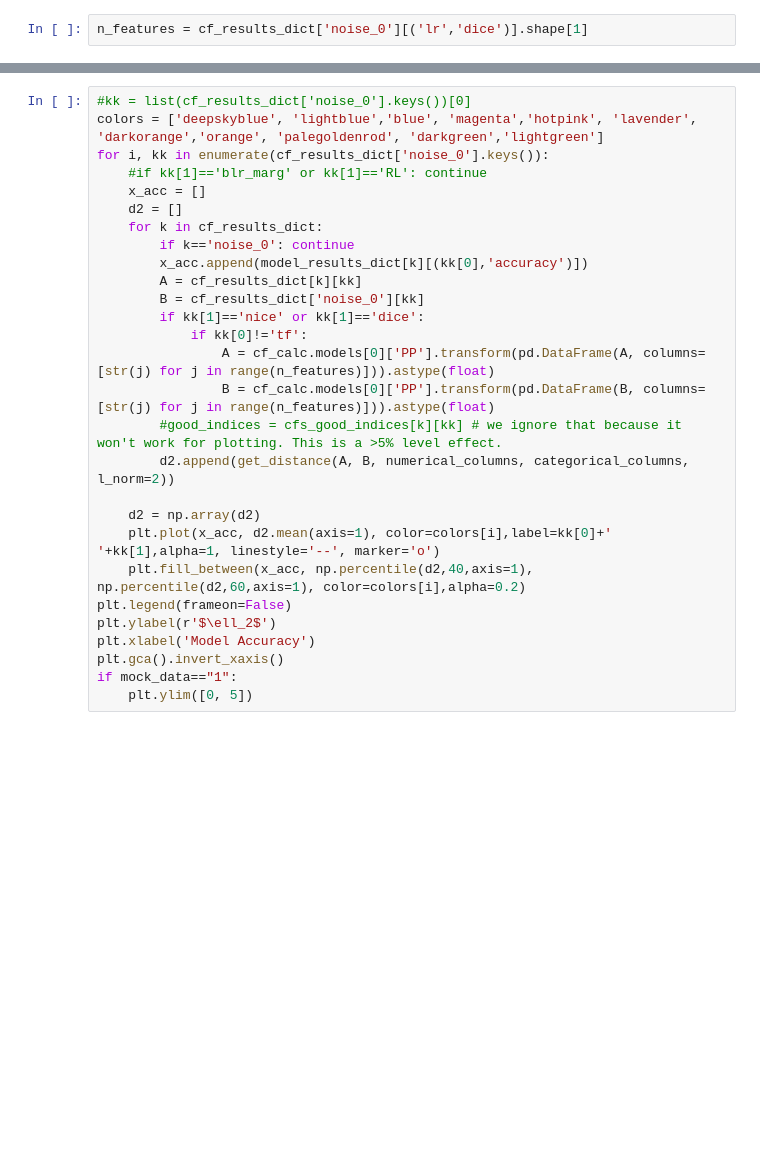
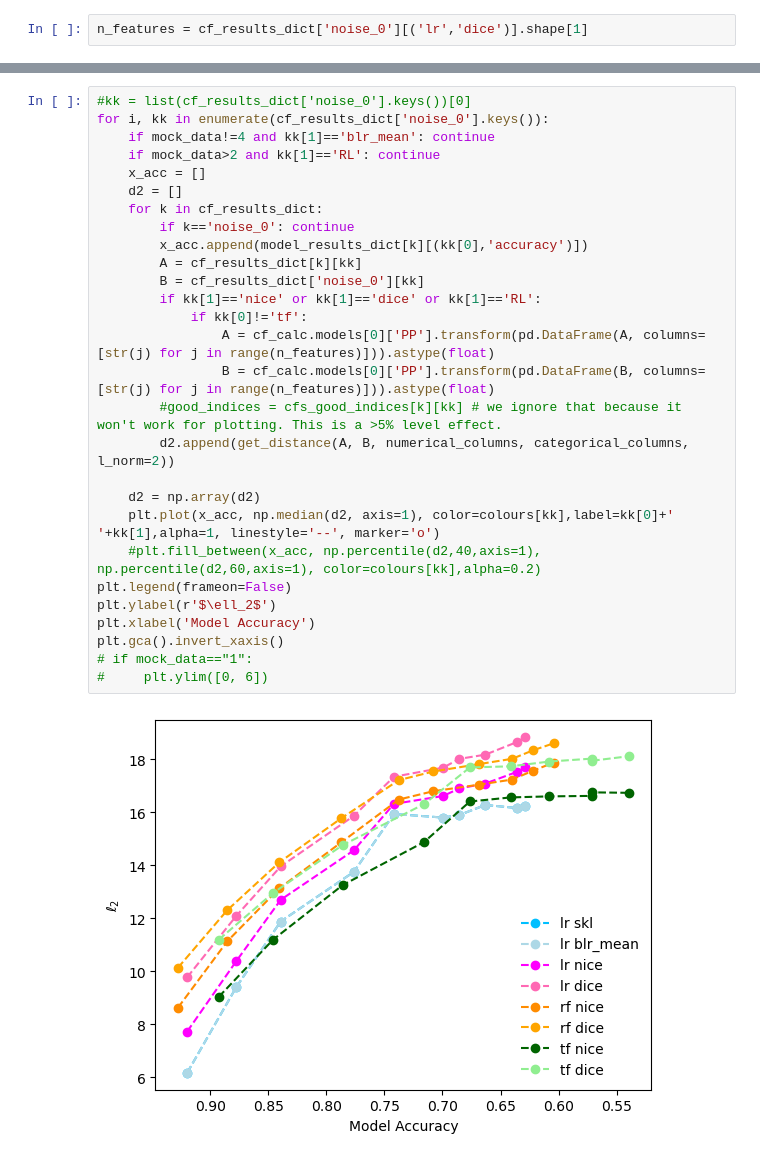
Before and after one commit to leonidaschristodoulou/xai-cfs, a Jupyter notebook: xai_plots.ipynb, the cells around one changed output, grey strips where cells are left out. Drawn from its saved outputs; the diff is of its cells as text; blank space fills up the shorter version.

```diff
--- a/xai_plots.ipynb
+++ b/xai_plots.ipynb
@@ -96,28 +102,30 @@ IndexError: list index out of range
 # %%
 #kk = list(cf_results_dict['noise_0'].keys())[0]
-colors = ['deepskyblue', 'lightblue','blue', 'magenta','hotpink', 'lavender', 'darkorange','orange', 'palegoldenrod', 'darkgreen','lightgreen']
 for i, kk in enumerate(cf_results_dict['noise_0'].keys()):
-    #if kk[1]=='blr_marg' or kk[1]=='RL': continue
+    if mock_data!=4 and kk[1]=='blr_mean': continue
+    if mock_data>2 and kk[1]=='RL': continue
     x_acc = []
     d2 = []
     for k in cf_results_dict:
         if k=='noise_0': continue
         x_acc.append(model_results_dict[k][(kk[0],'accuracy')])
         A = cf_results_dict[k][kk]
         B = cf_results_dict['noise_0'][kk]
-        if kk[1]=='nice' or kk[1]=='dice':
+        if kk[1]=='nice' or kk[1]=='dice' or kk[1]=='RL':
             if kk[0]!='tf':
                 A = cf_calc.models[0]['PP'].transform(pd.DataFrame(A, columns=[str(j) for j in range(n_features)])).astype(float)
                 B = cf_calc.models[0]['PP'].transform(pd.DataFrame(B, columns=[str(j) for j in range(n_features)])).astype(float)
         #good_indices = cfs_good_indices[k][kk] # we ignore that because it won't work for plotting. This is a >5% level effect.
         d2.append(get_distance(A, B, numerical_columns, categorical_columns, l_norm=2))
 
     d2 = np.array(d2)
-    plt.plot(x_acc, d2.mean(axis=1), color=colors[i],label=kk[0]+' '+kk[1],alpha=1, linestyle='--', marker='o')
-    plt.fill_between(x_acc, np.percentile(d2,40,axis=1), np.percentile(d2,60,axis=1), color=colors[i],alpha=0.2)
+    plt.plot(x_acc, np.median(d2, axis=1), color=colours[kk],label=kk[0]+' '+kk[1],alpha=1, linestyle='--', marker='o')
+    #plt.fill_between(x_acc, np.percentile(d2,40,axis=1), np.percentile(d2,60,axis=1), color=colours[kk],alpha=0.2)
 plt.legend(frameon=False)
 plt.ylabel(r'$\ell_2$')
 plt.xlabel('Model Accuracy')
 plt.gca().invert_xaxis()
-if mock_data=="1":
-    plt.ylim([0, 5])
+# if mock_data=="1":
+#     plt.ylim([0, 6])
+# %% [output]
+[figure, added]
```
Also changed, not shown: parts of 4 cells of this notebook, 5 other files.
